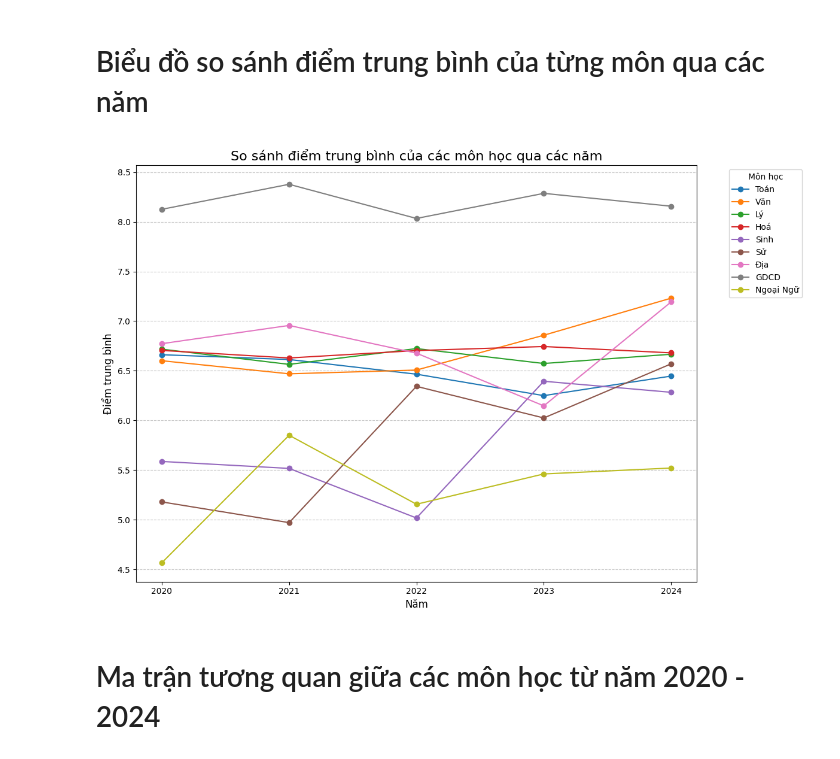
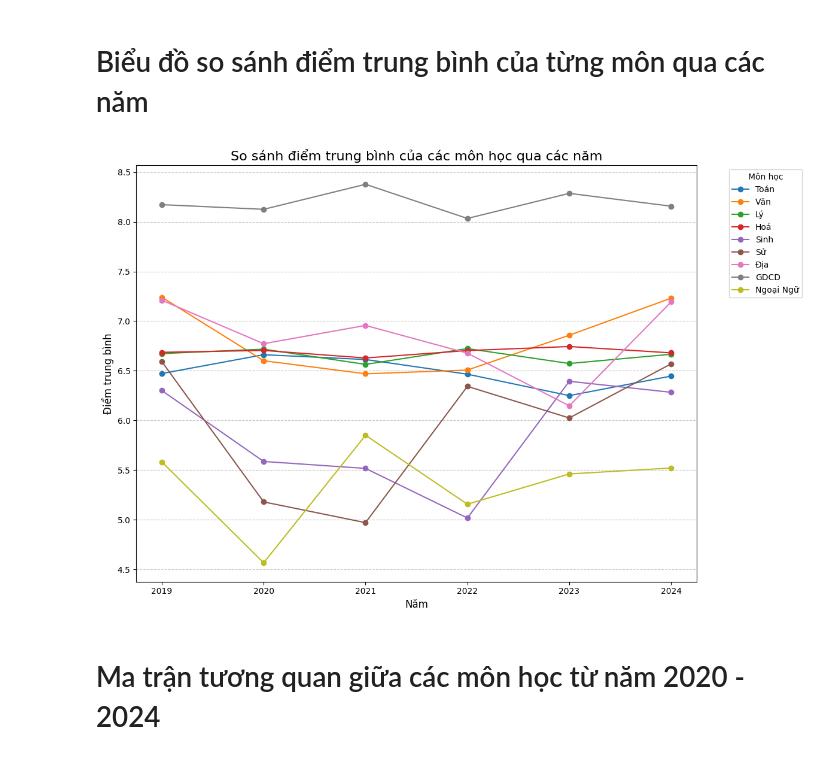
Before and after one commit to TubVP/BTL_TDA, a Jupyter notebook: Phantich/sosanh.ipynb, the cells around one changed output. Cells and saved outputs as stored; diff of their text form; code cells hidden in the pictures.

```diff
--- a/Phantich/sosanh.ipynb
+++ b/Phantich/sosanh.ipynb
@@ -10,6 +10,7 @@ import seaborn as sns
 
 # Đường dẫn đến các file CSV
 files = {
+    2019: r'..\Data\diem_thi_2019.csv',
     2020: r'..\Data\diem_thi_2020.csv',
     2021: r'..\Data\diem_thi_2021.csv',
     2022: r'..\Data\diem_thi_2022.csv',
@@ -80,6 +81,7 @@ import matplotlib.pyplot as plt
 
 
 files = {
+    2019: r'..\Data\diem_thi_2019.csv',
     2020: r'..\Data\diem_thi_2020.csv',
     2021: r'..\Data\diem_thi_2021.csv',
     2022: r'..\Data\diem_thi_2022.csv',
@@ -114,32 +116,3 @@ vietnam_regions_detailed = {
         'Bạc Liêu', 'Cà Mau', 'Hậu Giang'
     ]
 }
-# %%
-data = []
-
-for year, file in files.items():
-    df = pd.read_csv(file)
-    df['Year'] = year
-    data.append(df)
-
-df_all = pd.concat(data, ignore_index= True)
-
-
-def assign_region(province):
-
-    for region, provinces in vietnam_regions_detailed.items():
-        if province in provinces:
-            return region
-
-
-df_all['Region'] = df_all['province'].apply(assign_region)
-
-region_summary = df_all.groupby(['Year', 'Region']).size().reset_index(name='Student_Count')
-plt.figure(figsize=(12, 6))
-sns.lineplot(data=region_summary, x='Year', y='Student_Count', hue='Region', marker='o')
-plt.title('Mật độ tăng trưởng số thí sinh qua từng năm theo vùng miền (Số lượng thí sinh)')
-plt.xlabel('Năm')
-plt.ylabel('Số lượng thí sinh')
-plt.legend(title='Vùng miền', bbox_to_anchor=(1.05, 1), loc='upper left')
-plt.tight_layout()
-plt.show()
@@ -526,6 +530,8 @@ import seaborn as sns
 import matplotlib.pyplot as plt
 
 files = {
+
+    2019: r'..\Data\diem_thi_2019.csv',
     2020: r'..\Data\diem_thi_2020.csv',
     2021: r'..\Data\diem_thi_2021.csv',
     2022: r'..\Data\diem_thi_2022.csv',
@@ -558,7 +564,7 @@ for combo in combinations:
     for year, color in zip(files.keys(), colors):
         data = df_filtered[df_filtered['year'] == year]
         sns.kdeplot(data[combo].dropna(), label=f'Năm {year}', color=color, bw_adjust=2)
-    plt.title(f'Phân bố tổng tổ hợp {combo} từ 2020-2024')
+    plt.title(f'Phân bố tổng tổ hợp {combo} từ 2019-2024')
     plt.xlabel('Tổng điểm')
     plt.ylabel('Mật độ')
     plt.legend(title='Năm')
@@ -580,6 +586,7 @@ import seaborn as sns
 
 # Đường dẫn đến các file CSV
 files = {
+    2019: r'..\Data\diem_thi_2019.csv',
     2020: r'..\Data\diem_thi_2020.csv',
     2021: r'..\Data\diem_thi_2021.csv',
     2022: r'..\Data\diem_thi_2022.csv',
@@ -604,34 +611,34 @@ for year, file in files.items():
     data_diem[year] = year_data
 
 result_df = pd.DataFrame.from_dict(
     {(year, subject): data for year, subjects in data_diem.items() for subject, data in subjects.items()},
     orient='index'
 )
 result_df.reset_index(inplace=True)
 result_df.columns = ['Year', 'Subject', 'Mean Score']
 
 
 # Tạo dữ liệu cho biểu đồ
 subjects = result_df['Subject'].unique()
 years = sorted(result_df['Year'].unique())
 
 plt.figure(figsize=(12, 8))
 
 for subject in subjects:
     subject_data = result_df[result_df['Subject'] == subject]
     plt.plot(subject_data['Year'], subject_data['Mean Score'], marker='o', label=subject)
 
 # Thiết lập đồ họa
 plt.title('So sánh điểm trung bình của các môn học qua các năm', fontsize=16)
 plt.xlabel('Năm', fontsize=12)
 plt.ylabel('Điểm trung bình', fontsize=12)
 plt.xticks(years)
 plt.legend(title='Môn học', bbox_to_anchor=(1.05, 1), loc='upper left')
 plt.grid(axis='y', linestyle='--', alpha=0.7)
 plt.tight_layout()
 plt.show()
 # %% [output]
-[figure, old version]
+[figure, new version]
 # %% [markdown]
 # Ma trận tương quan giữa các môn học từ năm 2020 - 2024
 # %%
```
Also changed, not shown: parts of 12 cells of this notebook, 3 other files.
